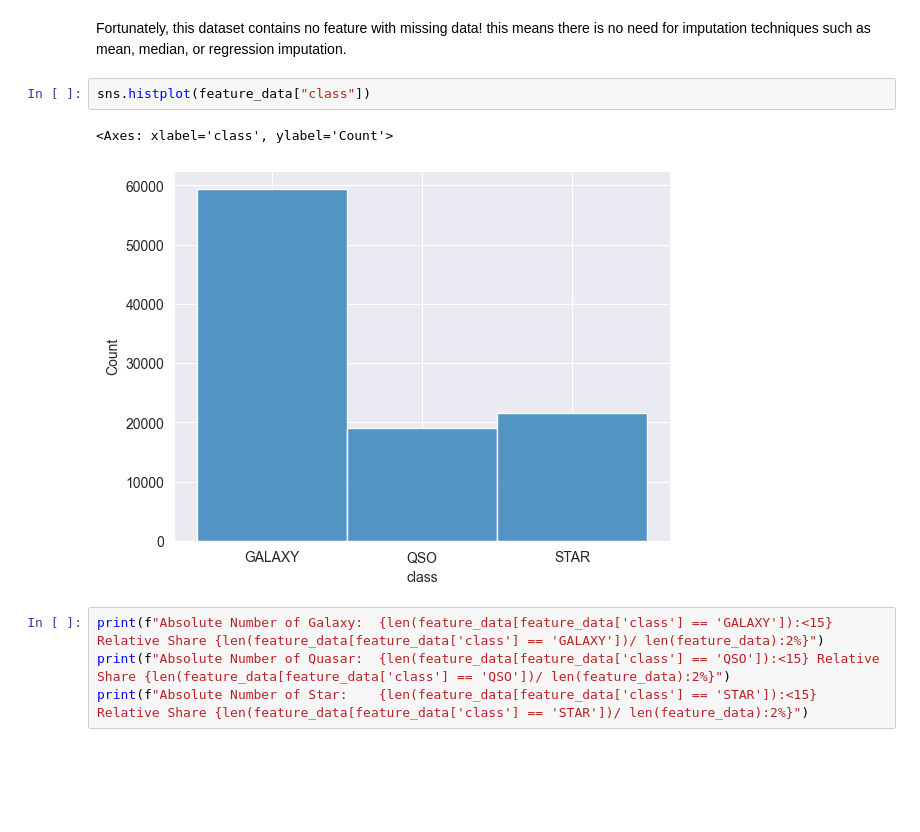
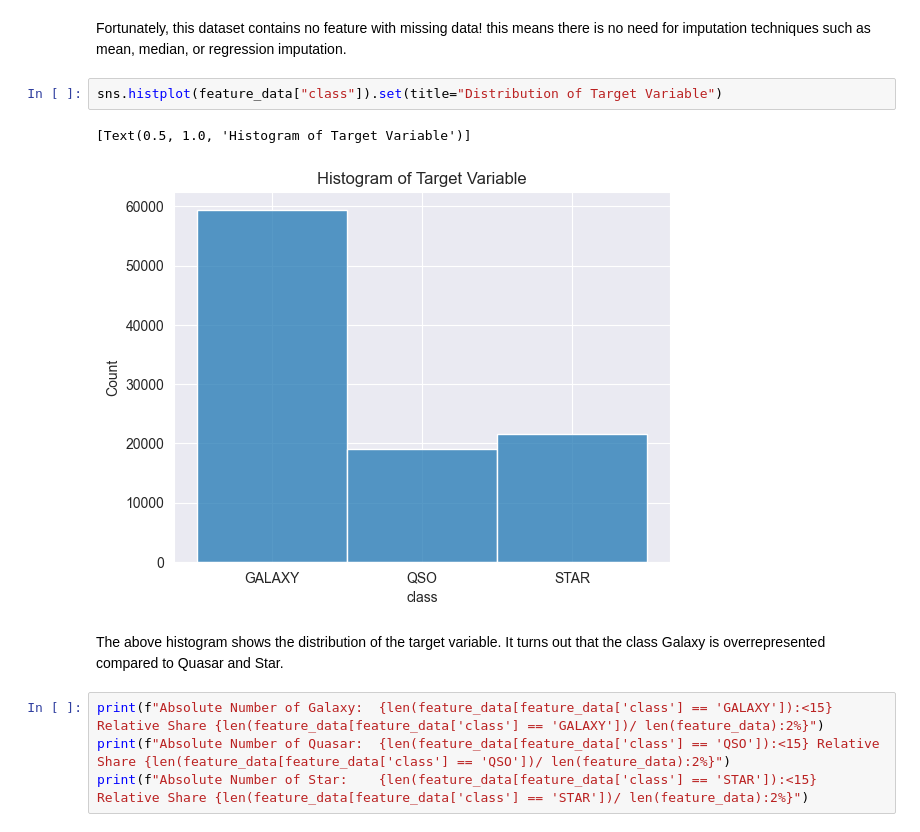
Before and after one commit to NicolaHorst/UNI_Stellar_Classification, a Jupyter notebook: 01_Data_Analysis.ipynb, the cells around one changed output. Drawn from its saved outputs; the diff is of its cells as text; blank space fills up the shorter version.

```diff
--- a/01_Data_Analysis.ipynb
+++ b/01_Data_Analysis.ipynb
@@ -84,10 +94,13 @@ memory usage: 6.1+ MB
 Fortunately, this dataset contains no feature with missing data!
 this means there is no need for imputation techniques such as mean, median, or regression imputation.
 # %%
-sns.histplot(feature_data["class"])
+sns.histplot(feature_data["class"]).set(title="Distribution of Target Variable")
 # %% [output]
-<Axes: xlabel='class', ylabel='Count'>
+[Text(0.5, 1.0, 'Histogram of Target Variable')]
-[figure, old version]
+[figure, new version]
+# %% [markdown]
+The above histogram shows the distribution of the target variable.
+It turns out that the class Galaxy is overrepresented compared to Quasar and Star.
 # %%
 print(f"Absolute Number of Galaxy:  {len(feature_data[feature_data['class'] == 'GALAXY']):<15} Relative Share {len(feature_data[feature_data['class'] == 'GALAXY'])/ len(feature_data):2%}")
 print(f"Absolute Number of Quasar:  {len(feature_data[feature_data['class'] == 'QSO']):<15} Relative Share {len(feature_data[feature_data['class'] == 'QSO'])/ len(feature_data):2%}")
```
Also changed, not shown: parts of 9 cells of this notebook, 9 other files.
